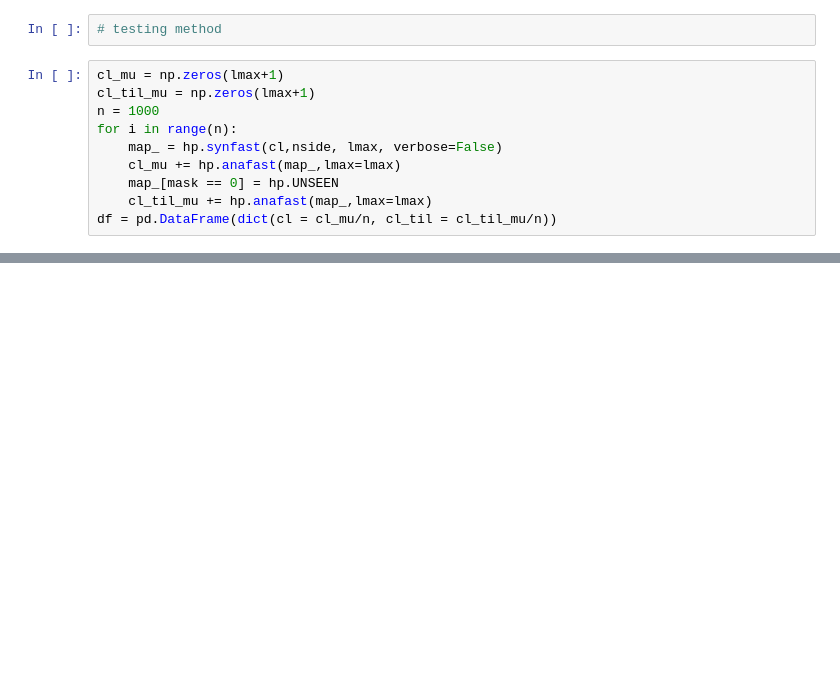
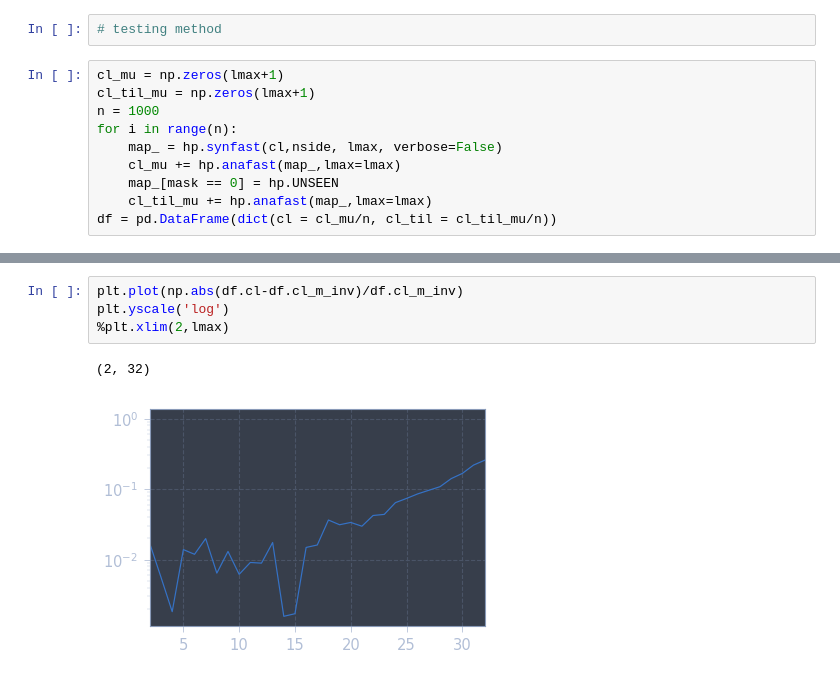
Before and after one commit to modw/personal-python, a Jupyter notebook: Setting up MASTER algorithm .ipynb, the cells around one changed output, grey strips where cells are left out. Saved outputs shown, nothing was run; the diff lists cells and outputs as text; blank space fills up the shorter version.

```diff
--- a/Setting up MASTER algorithm .ipynb
+++ b/Setting up MASTER algorithm .ipynb
@@ -100,0 +107,7 @@ plt.show()
+# %%
+plt.plot(np.abs(df.cl-df.cl_m_inv)/df.cl_m_inv)
+plt.yscale('log')
+%plt.xlim(2,lmax)
+# %% [output]
+(2, 32)
+[figure, added]
```
Also changed, not shown: parts of 25 cells of this notebook, 1 other file.
